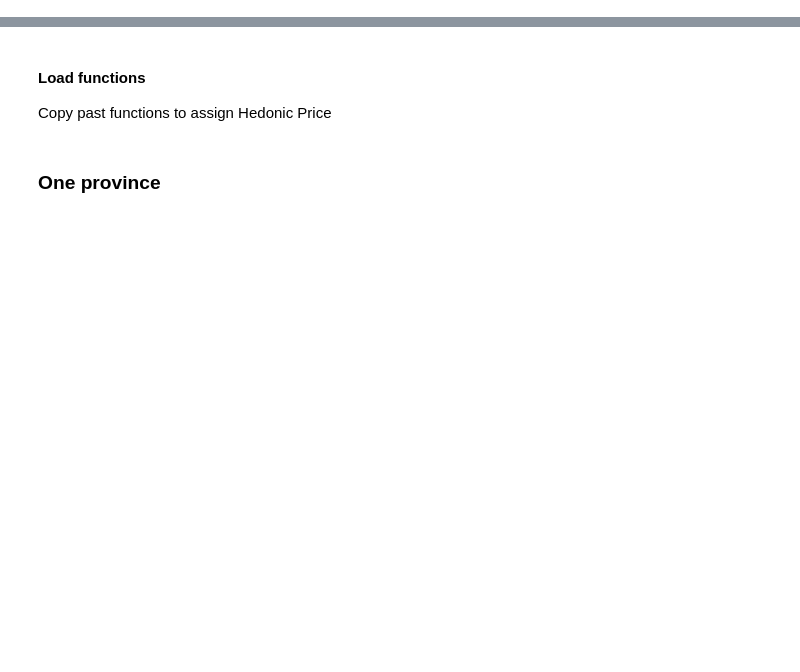
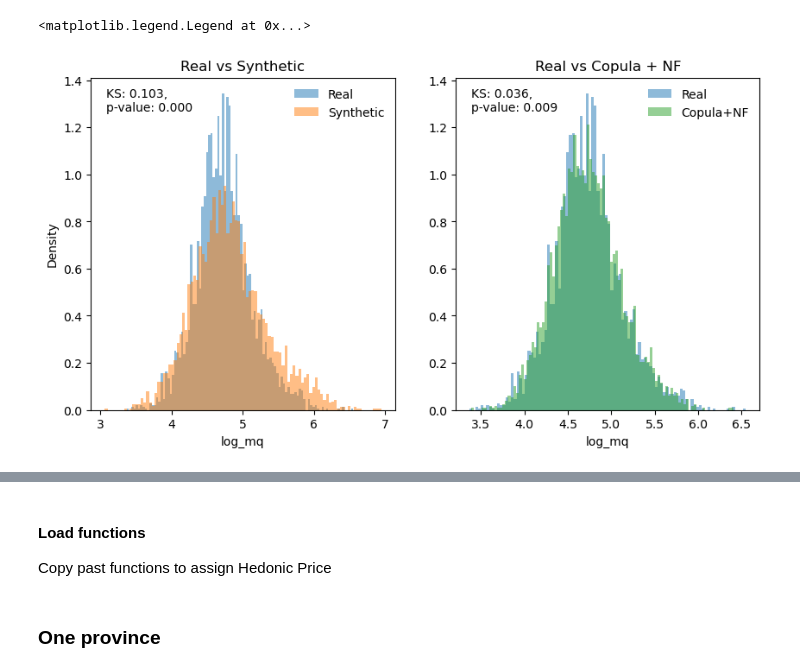
Before and after one commit to jaclenti/NFVAE-population-synthesis, a Jupyter notebook: notebooks/jl_popsyn_comparison_ablation.ipynb, the cells around one changed output, grey strips where cells are left out. Cells and saved outputs as stored; diff of their text form; code cells hidden in the pictures; blank space fills up the shorter version.

```diff
--- a/notebooks/jl_popsyn_comparison_ablation.ipynb
+++ b/notebooks/jl_popsyn_comparison_ablation.ipynb
@@ -26,0 +634,27 @@ from spatial_autocorrelation import get_localMoransI, LISA_scatterplot
+# %%
+fig, ax = plt.subplots(1,2,figsize=(10, 5))
+ax[0].hist(df_real[variable], bins=100, alpha=0.5, label='Real', density=True)
+ax[0].hist(df_nfvae[variable], bins=100, alpha=0.5, label='Synthetic', density=True)
+ax[1].hist(df_real[variable], bins=100, alpha=0.5, label='Real', density=True)
+ax[1].hist(df_copula_nf[variable], bins=100,color='tab:green', alpha=0.5, label='Copula+NF', density=True)
+ax[0].text(0.05, 0.9, f'KS: {ks_real_nfvae.statistic:.3f},\np-value: {ks_real_nfvae.pvalue:.3f}', transform=ax[0].transAxes)
+ax[1].text(0.05, 0.9, f'KS: {ks_real_copula_nf.statistic:.3f},\np-value: {ks_real_copula_nf.pvalue:.3f}', transform=ax[1].transAxes)
+
+# plot pdf of normal distribution
+#plt.plot(np.linspace(df_real[variable].min(), df_real[variable].max(), 100),
+#            scipy.stats.norm.pdf(np.linspace(df_real[variable].min(), df_real[variable].max(), 100),
+#                                  loc=np.mean(df_real[variable]),
+#                                  scale=np.std(df_real[variable])),label='Normal', color='green')
+
+
+#plt.hist(df_feat_shuffle['log_mq'], bins=100, alpha=0.5, label='Feature shuffled', density=True)
+ax[0].set_xlabel(variable)
+ax[1].set_xlabel(variable)
+ax[0].set_ylabel('Density')
+ax[0].set_title('Real vs Synthetic')
+ax[1].set_title('Real vs Copula + NF')
+ax[0].legend(frameon=False)
+ax[1].legend(frameon=False)
+# %% [output]
+<matplotlib.legend.Legend at 0x...>
+[figure, added]
```
Also changed, not shown: parts of 67 cells of this notebook.
